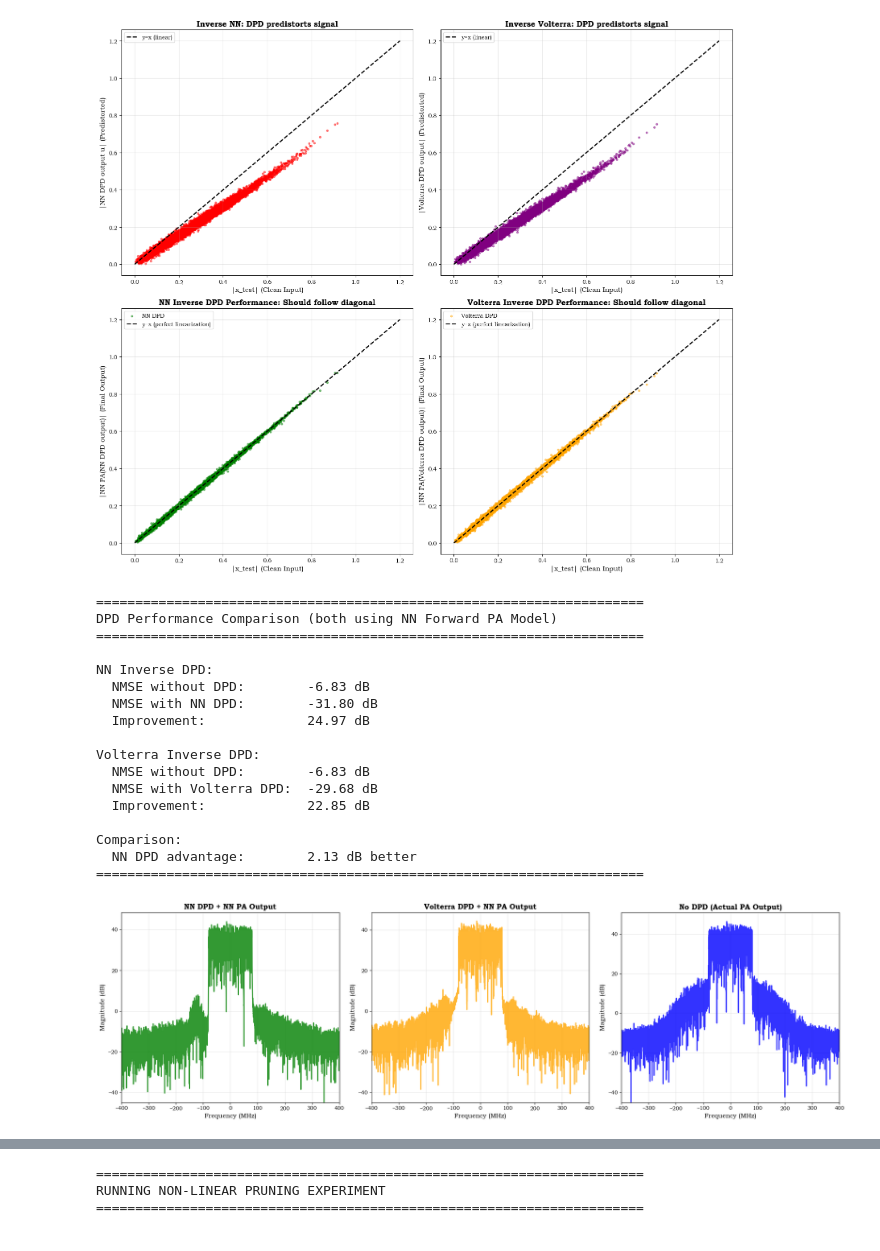
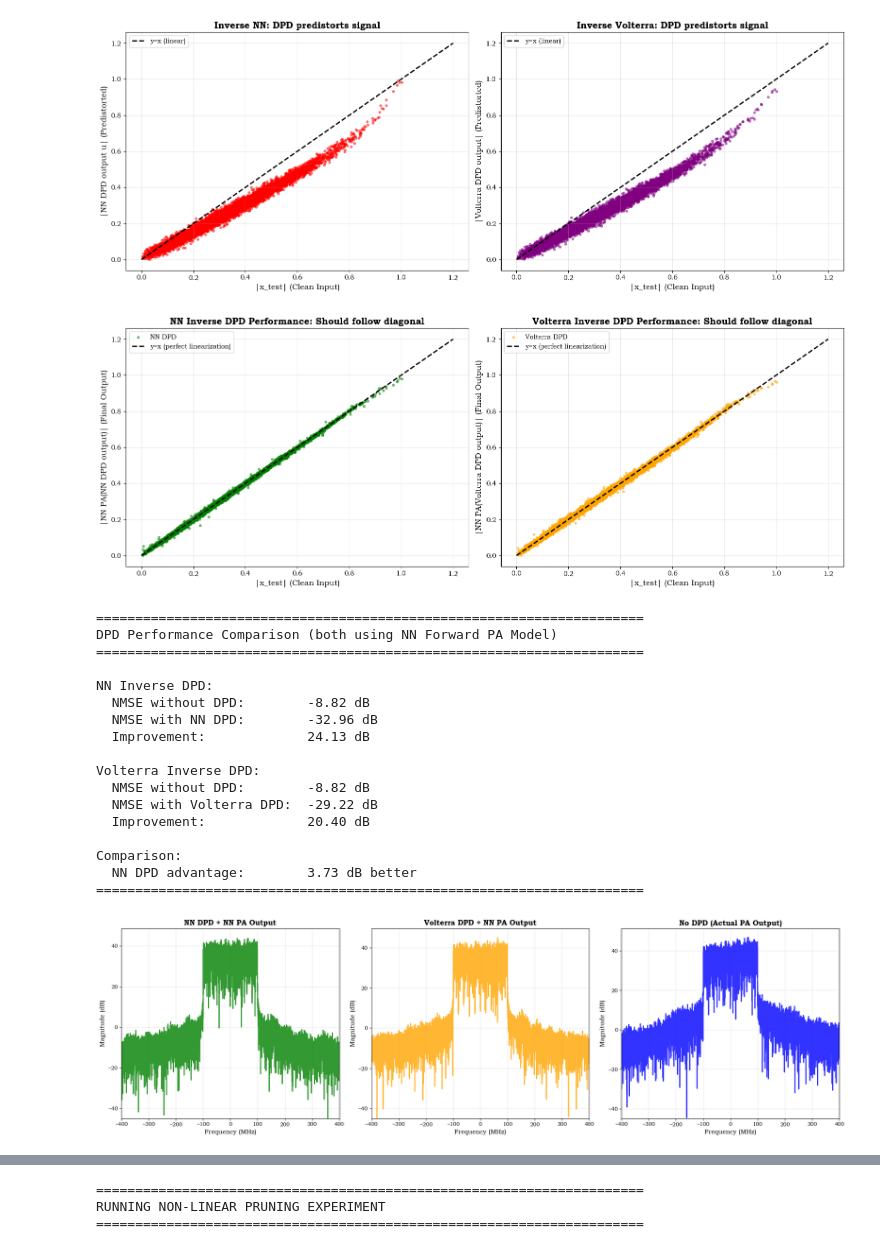
Before and after one commit to aquigney/sparseDPD, a Jupyter notebook: use_opendpd_dataset.ipynb, the cells around one changed output, grey strips where cells are left out. Cells and saved outputs as stored; diff of their text form; code cells hidden in the pictures.

```diff
--- a/use_opendpd_dataset.ipynb
+++ b/use_opendpd_dataset.ipynb
@@ -584,6 +584,6 @@ Memory depth 10: NMSE = -33.96 dB
 # %%
 num_memory_levels_inverse = 3
-num_nl_orders_inverse = 5
+num_nl_orders_inverse = 3
 
 num_points = 7000
 
@@ -823,7 +823,7 @@ class PNTDNN(nn.Module):
     def __init__(self, input_size, hidden_size):
         super(PNTDNN, self).__init__()
         self.fc1 = nn.Linear(input_size, hidden_size)
-        self.relu = nn.ReLU()
+        self.relu = nn.Tanh()
         self.fc2 = nn.Linear(hidden_size, 2)
 
     def forward(self, x):
@@ -1276,7 +1276,7 @@ class forward_NN(NN):
     def get_model(self, model_type):
         if model_type == "forward":
             hidden_size = 20
-            return PNTDNN(self.input_size, hidden_size)
+            return PNTDNN_3_layers(self.input_size, hidden_size, hidden_size)
         else:
             raise ValueError("Unsupported model type")
 
@@ -1340,7 +1340,7 @@ class forward_NN(NN):
         print(f"Training Data NMSE: {nmse_db:.2f} dB")
 
 
-num_forward_memory_levels = 25
+num_forward_memory_levels = 20
 data_obj_forward = dataset(x, y,
                    num_training_points=num_training,
                    num_validation_points=num_validation,
@@ -1393,14 +1400,6 @@ NN Forward Model vs Actual PA Output NMSE: -39.04 dB
 # %%
 # Instantiate and train the inverse model
-# Now use the new data_obj using the NN forward model to train the inverse model
-data_obj1 = dataset(x_nn_forward_full, y_nn_forward_full,
-                   num_training_points=num_training,
-                   num_validation_points=num_validation,
-                   num_test_points=num_test,
-                   num_memory_levels_nn=num_memory_levels_nn,
-                   training_start_idx=training_start)
-
-nn_model = NN(data_obj1, model_type="one_layer_12_neurons")
+nn_model = NN(data_obj, model_type="two_layer_15_neurons")
 
 train_losses, valid_losses, best_epoch = nn_model.get_best_model(num_epochs=300)
 # %% [output]
@@ -1424,6 +1423,6 @@ Best model from epoch 177 with validation loss: 5.2040e-01
 # %%
 # Evaluate DPD performance - Comparing Volterra Inverse DPD vs NN Inverse DPD (both using NN PA Model)
-x_test, y_test = data_obj1.get_leftover_test_data()
+x_test, y_test = data_obj.get_leftover_test_data()
 
 # Use same test subset as diagnostic cell for fair comparison
 x_test_subset = x_test[:7000]
@@ -1431,12 +1430,12 @@ y_test_subset = y_test[:7000]
 
 # Get NN inverse DPD results through NN forward PA
 x_aligned_nn, nn_dpd_output, pa_nn_output_nn = nn_model.evaluate_output_through_pa_nn(
-    data_obj1, x_test_subset, nn_forward_model
+    data_obj, x_test_subset, nn_forward_model
 )
 
 # Get Volterra inverse DPD results through NN forward PA
 x_aligned_volt, volterra_dpd_output, pa_nn_output_volt = nn_model.evaluate_volterra_inverse_through_pa_nn(
-    data_obj1, x_test_subset, Volterra_inverse, nn_forward_model
+    data_obj, x_test_subset, Volterra_inverse, nn_forward_model
 )
 
 # Calculate how much was actually trimmed from the front for each method
@@ -1447,10 +1446,10 @@ actual_trim_volt = len(x_test_subset) - len(x_aligned_volt)
 y_test_aligned_nn = y_test_subset[actual_trim_nn:][:len(x_aligned_nn)]
 y_test_aligned_volt = y_test_subset[actual_trim_volt:][:len(x_aligned_volt)]
 
-# Create 4 scatter plots comparing DPD methods
-fig, ((ax1, ax2), (ax3, ax4)) = plt.subplots(2, 2, figsize=(16, 14))
+# Plot 1: DPD Predistortion Characteristics
+fig1, (ax1, ax2) = plt.subplots(1, 2, figsize=(16, 6))
 
-# Plot 1: NN DPD output (u) vs clean input (x) - Inverse NN characteristic
+# Plot 1a: NN DPD output (u) vs clean input (x) - Inverse NN characteristic
 ax1.scatter(np.abs(x_aligned_nn), np.abs(nn_dpd_output), color='red', alpha=0.5, s=10)
 ax1.plot([0, 1.2], [0, 1.2], 'k--', label='y=x (linear)', linewidth=2)
 ax1.set_xlabel('|x_test| (Clean Input)', fontsize=12)
@@ -1459,7 +1458,7 @@ ax1.set_title('Inverse NN: DPD predistorts signal', fontsize=14, fontweight='bol
 ax1.legend()
 ax1.grid(True, alpha=0.3)
 
-# Plot 2: Volterra DPD output vs clean input (x) - Inverse Volterra characteristic
+# Plot 1b: Volterra DPD output vs clean input (x) - Inverse Volterra characteristic
 ax2.scatter(np.abs(x_aligned_volt), np.abs(volterra_dpd_output), color='purple', alpha=0.5, s=10)
 ax2.plot([0, 1.2], [0, 1.2], 'k--', label='y=x (linear)', linewidth=2)
 ax2.set_xlabel('|x_test| (Clean Input)', fontsize=12)
@@ -1468,7 +1467,13 @@ ax2.set_title('Inverse Volterra: DPD predistorts signal', fontsize=14, fontweigh
 ax2.legend()
 ax2.grid(True, alpha=0.3)
 
-# Plot 3: NN_PA(NN_DPD(x)) vs x - NN DPD linearization performance
+plt.tight_layout()
+plt.show()
+
+# Plot 2: DPD Linearization Performance
+fig2, (ax3, ax4) = plt.subplots(1, 2, figsize=(16, 6))
+
+# Plot 2a: NN_PA(NN_DPD(x)) vs x - NN DPD linearization performance
 ax3.scatter(np.abs(x_aligned_nn), np.abs(pa_nn_output_nn), color='green', alpha=0.5, s=10, label='NN DPD')
 ax3.plot([0, 1.2], [0, 1.2], 'k--', label='y=x (perfect linearization)', linewidth=2)
 ax3.set_xlabel('|x_test| (Clean Input)', fontsize=12)
@@ -1477,7 +1482,7 @@ ax3.set_title('NN Inverse DPD Performance: Should follow diagonal', fontsize=14,
 ax3.legend()
 ax3.grid(True, alpha=0.3)
 
-# Plot 4: NN_PA(Volterra_DPD(x)) vs x - Volterra DPD linearization performance
+# Plot 2b: NN_PA(Volterra_DPD(x)) vs x - Volterra DPD linearization performance
 ax4.scatter(np.abs(x_aligned_volt), np.abs(pa_nn_output_volt), color='orange', alpha=0.5, s=10, label='Volterra DPD')
 ax4.plot([0, 1.2], [0, 1.2], 'k--', label='y=x (perfect linearization)', linewidth=2)
 ax4.set_xlabel('|x_test| (Clean Input)', fontsize=12)
@@ -1514,7 +1519,7 @@ print(f"  NN DPD advantage:        {nmse_with_volterra_dpd - nmse_with_nn_dpd:.2
 print(f"{'='*70}\n")
 
 # FFT comparison - NN DPD vs Volterra DPD vs No DPD
-fig, (ax1, ax2, ax3) = plt.subplots(1, 3, figsize=(20, 6))
+fig3, (ax1, ax2, ax3) = plt.subplots(1, 3, figsize=(20, 6))
 
 # NN DPD FFT
 fs = 800e6  # 800 MHz sampling frequency
@@ -1529,52 +1534,53 @@ ax1.grid(True, alpha=0.3)
 ax1.set_xlim([-fs/2e6, fs/2e6])
 ax1.set_ylim(bottom=-45)
 
 # Volterra DPD FFT
 Y_volt = np.fft.fftshift(np.fft.fft(pa_nn_output_volt))
 Y_volt_dB = 20 * np.log10(np.abs(Y_volt))
 freq_volt = np.fft.fftshift(np.fft.fftfreq(len(pa_nn_output_volt), d=1/fs)) / 1e6
 ax2.plot(freq_volt, Y_volt_dB, color='orange', linewidth=2, alpha=0.8)
 ax2.set_title('Volterra DPD + NN PA Output', fontsize=14, fontweight='bold')
 ax2.set_xlabel('Frequency (MHz)', fontsize=12)
 ax2.set_ylabel('Magnitude (dB)', fontsize=12)
 ax2.grid(True, alpha=0.3)
 ax2.set_xlim([-fs/2e6, fs/2e6])
 ax2.set_ylim(bottom=-45)
 
 # No DPD FFT
 Y_no_dpd = np.fft.fftshift(np.fft.fft(y_test_aligned_nn))
 Y_no_dpd_dB = 20 * np.log10(np.abs(Y_no_dpd))
 freq_no_dpd = np.fft.fftshift(np.fft.fftfreq(len(y_test_aligned_nn), d=1/fs)) / 1e6
 ax3.plot(freq_no_dpd, Y_no_dpd_dB, color='blue', linewidth=2, alpha=0.8)
 ax3.set_title('No DPD (Actual PA Output)', fontsize=14, fontweight='bold')
 ax3.set_xlabel('Frequency (MHz)', fontsize=12)
 ax3.set_ylabel('Magnitude (dB)', fontsize=12)
 ax3.grid(True, alpha=0.3)
 ax3.set_xlim([-fs/2e6, fs/2e6])
 ax3.set_ylim(bottom=-45)
 
 plt.tight_layout()
 plt.show()
 # %% [output]
-[figure, old version]
+[figure, new version]
+[figure, new version]
 ======================================================================
 DPD Performance Comparison (both using NN Forward PA Model)
 ======================================================================
 
 NN Inverse DPD:
-  NMSE without DPD:        -6.83 dB
-  NMSE with NN DPD:        -31.80 dB
-  Improvement:             24.97 dB
+  NMSE without DPD:        -8.82 dB
+  NMSE with NN DPD:        -32.96 dB
+  Improvement:             24.13 dB
 
 Volterra Inverse DPD:
-  NMSE without DPD:        -6.83 dB
-  NMSE with Volterra DPD:  -29.68 dB
-  Improvement:             22.85 dB
+  NMSE without DPD:        -8.82 dB
+  NMSE with Volterra DPD:  -29.22 dB
+  Improvement:             20.40 dB
 
 Comparison:
-  NN DPD advantage:        2.13 dB better
+  NN DPD advantage:        3.73 dB better
 ======================================================================
-[figure, old version]
+[figure, added]
 # %%
 class Experiment:
     def __init__(self, nn_model, num_prune_iterations, prune_amount, retrain_epochs, dataset_obj, forward_nn_model, num_test_points=5000):
```
Also changed, not shown: parts of 13 cells of this notebook, 1 other file.
